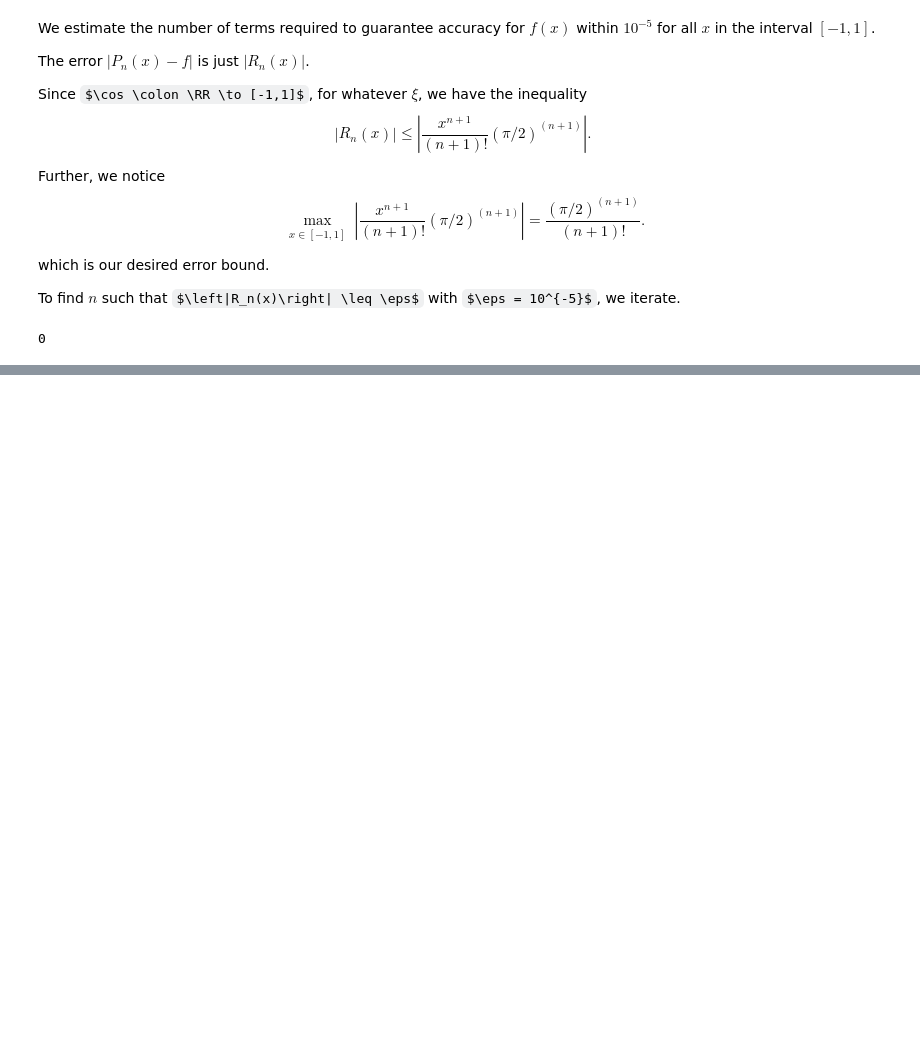
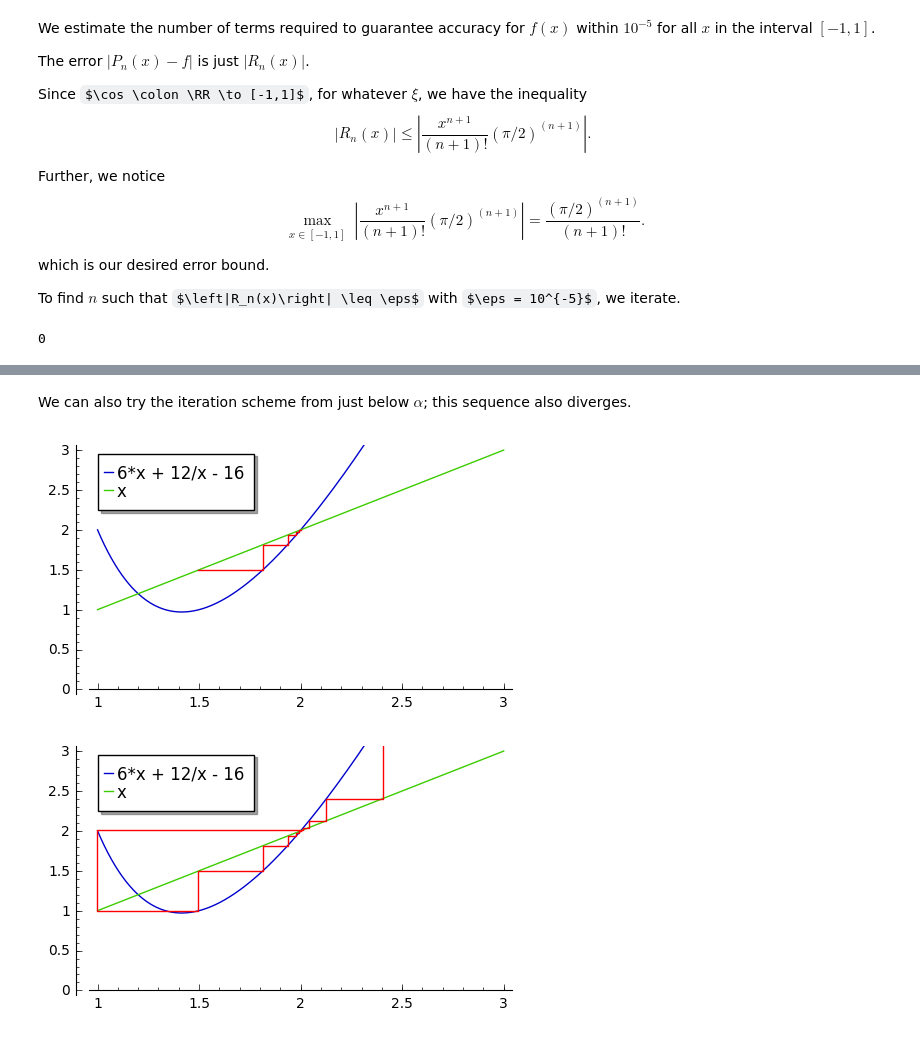
Before and after one commit to coltongrainger/fy18eo, a Jupyter notebook: numerical-methods/2018-02-16-linear-systems-hw2.ipynb, the cells around one changed output, grey strips where cells are left out. Drawn from its saved outputs; the diff is of its cells as text; code cells hidden in the pictures; some formulas as TeX source; blank space fills up the shorter version.

```diff
--- a/numerical-methods/2018-02-16-linear-systems-hw2.ipynb
+++ b/numerical-methods/2018-02-16-linear-systems-hw2.ipynb
@@ -107,0 +184,31 @@ to generate a number of plots on the same page).
+# %% [markdown]
+We can also try the iteration scheme from just below $\alpha$; this sequence also diverges.
+# %%
+approx=1.99999; eps=10^(-15); Nmax=10
+
+seq = fixedpt(g, approx, eps, Nmax)[0]
+points = []
+for i in range(Nmax):
+    points.append((seq[i], seq[i+1]))
+    points.append((seq[i+1], seq[i+1]))
+
+h = 1
+A = plot([g, x], xmin=2-h, xmax=2+h, ymin = 0, ymax = 2+h, legend_label = 'automatic')
+B = list_plot(points, xmin=2-h, xmax=2+h, ymin = 0, ymax = 2+h, plotjoined = True, color = 'red')
+show(A+B, figsize = [5,3])
+
+approx=1.99999; eps=10^(-15); Nmax=25
+
+seq = fixedpt(g, approx, eps, Nmax)[0]
+points = []
+for i in range(Nmax):
+    points.append((seq[i], seq[i+1]))
+    points.append((seq[i+1], seq[i+1]))
+
+h = 1
+A = plot([g, x], xmin=2-h, xmax=2+h, ymin = 0, ymax = 2+h, legend_label = 'automatic')
+B = list_plot(points, xmin=2-h, xmax=2+h, ymin = 0, ymax = 2+h, plotjoined = True, color = 'red')
+show(A+B, figsize = [5,3])
+# %% [output]
+[figure, added]
+[figure, added]
```
Also changed, not shown: parts of 19 cells of this notebook.
